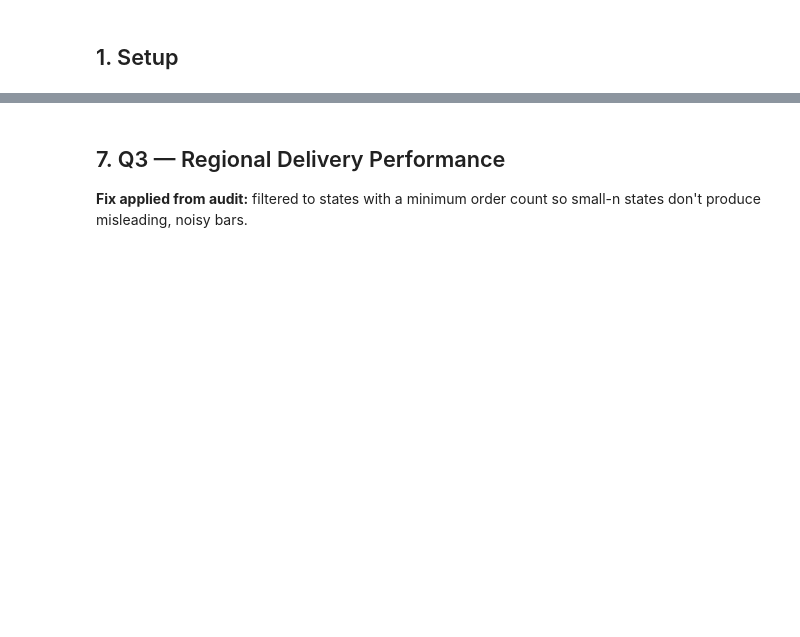
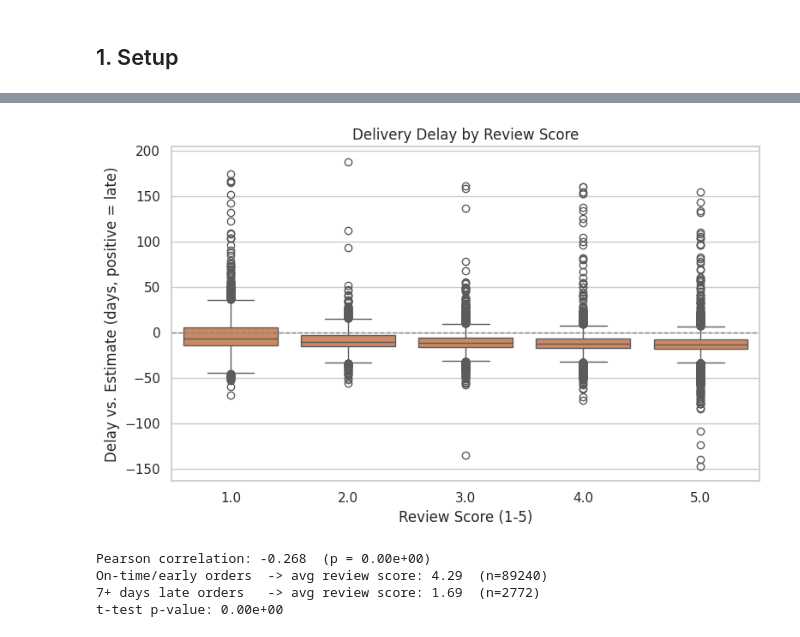
Before and after one commit to timothyevanheriawan-commits/olist-ecommerce-analysis, a Jupyter notebook: olist_analysis.ipynb, the cells around one changed output, grey strips where cells are left out. Saved outputs shown, nothing was run; the diff lists cells and outputs as text; code cells hidden in the pictures; blank space fills up the shorter version.

Commit message:
Execute notebook end-to-end, fill in real findings, add chart exports

```diff
--- a/olist_analysis.ipynb
+++ b/olist_analysis.ipynb
@@ -27,3 +24,10 @@ from scipy import stats
 
 sns.set_theme(style="whitegrid")
 pd.set_option("display.max_columns", 50)
+# %%
+import os
+
+for root, dirs, files in os.walk("/kaggle/input"):
+    print(root)
+    for f in files[:5]:  # just first 5 files per folder to avoid a huge dump
+        print("   ", f)
@@ -182,15 +242,11 @@ Delay = actual delivery date − estimated delivery date. Positive = late.
 # %%
-delivered_reviewed = delivered.merge(
+delivered = delivered.merge(
     reviews[["order_id", "review_score"]], on="order_id", how="left"
 )
-delivered_reviewed["delivery_delay_days"] = (
-    delivered_reviewed["order_delivered_customer_date"] - delivered_reviewed["order_estimated_delivery_date"]
+
+delivered["delivery_delay_days"] = (
+    delivered["order_delivered_customer_date"] - delivered["order_estimated_delivery_date"]
 ).dt.days
 
-n_before = len(delivered_reviewed)
-delay_review = delivered_reviewed.dropna(subset=["delivery_delay_days", "review_score"])
-n_after = len(delay_review)
-print(f"Dropped {n_before - n_after} rows ({(n_before - n_after) / n_before:.1%}) missing delay or review score")
-print(f"Analysis covers {n_after} orders")
-
+delay_review = delivered.dropna(subset=["delivery_delay_days", "review_score"])
 delay_review[["delivery_delay_days", "review_score"]].describe()
@@ -206,23 +263,27 @@ delay_review_plot = delay_review[delay_review["delivery_delay_days"].between(p01
 # %%
 fig, ax = plt.subplots(figsize=(8, 5))
 sns.boxplot(
-    data=delay_review_plot,
+    data=delay_review,
     x="review_score",
     y="delivery_delay_days",
     ax=ax,
     color="#DD8452",
 )
 ax.axhline(0, color="gray", linestyle="--", linewidth=1)
-ax.set_title("Delivery Delay by Review Score (1st-99th percentile)")
+ax.set_title("Delivery Delay by Review Score")
 ax.set_xlabel("Review Score (1-5)")
 ax.set_ylabel("Delay vs. Estimate (days, positive = late)")
 plt.tight_layout()
 plt.show()
+# %% [output]
+[figure, added]
 # %%
-# Spearman, not Pearson | review score is ordinal
-corr, p_value = stats.spearmanr(delay_review["delivery_delay_days"], delay_review["review_score"])
-print(f"Spearman correlation: {corr:.3f}  (p = {p_value:.2e})")
+from scipy import stats
 
+corr, p_value = stats.pearsonr(delay_review["delivery_delay_days"], delay_review["review_score"])
+print(f"Pearson correlation: {corr:.3f}  (p = {p_value:.2e})")
+
+# Simple bucketed comparison: on-time/early vs. >7 days late
 on_time = delay_review[delay_review["delivery_delay_days"] <= 0]["review_score"]
 very_late = delay_review[delay_review["delivery_delay_days"] > 7]["review_score"]
 
@@ -231,4 +292,8 @@ print(f"7+ days late orders   -> avg review score: {very_late.mean():.2f}  (n={l
 
 t_stat, t_p = stats.ttest_ind(on_time, very_late, equal_var=False)
 print(f"t-test p-value: {t_p:.2e}")
-print("\nNote: 7-day cutoff is illustrative, not a validated SLA threshold | treat as a sensitivity check, not a fixed rule.")
+# %% [output]
+Pearson correlation: -0.268  (p = 0.00e+00)
+On-time/early orders  -> avg review score: 4.29  (n=89240)
+7+ days late orders   -> avg review score: 1.69  (n=2772)
+t-test p-value: 0.00e+00
@@ -272,4 +299,0 @@ print("If this is meaningfully weaker than the order-level correlation above, ca
-# %% [markdown]
-## 7. Q3 — Regional Delivery Performance
-
-**Fix applied from audit:** filtered to states with a minimum order count so small-n states don't produce misleading, noisy bars.
```
Also changed, not shown: parts of 45 cells of this notebook, 9 other files.
